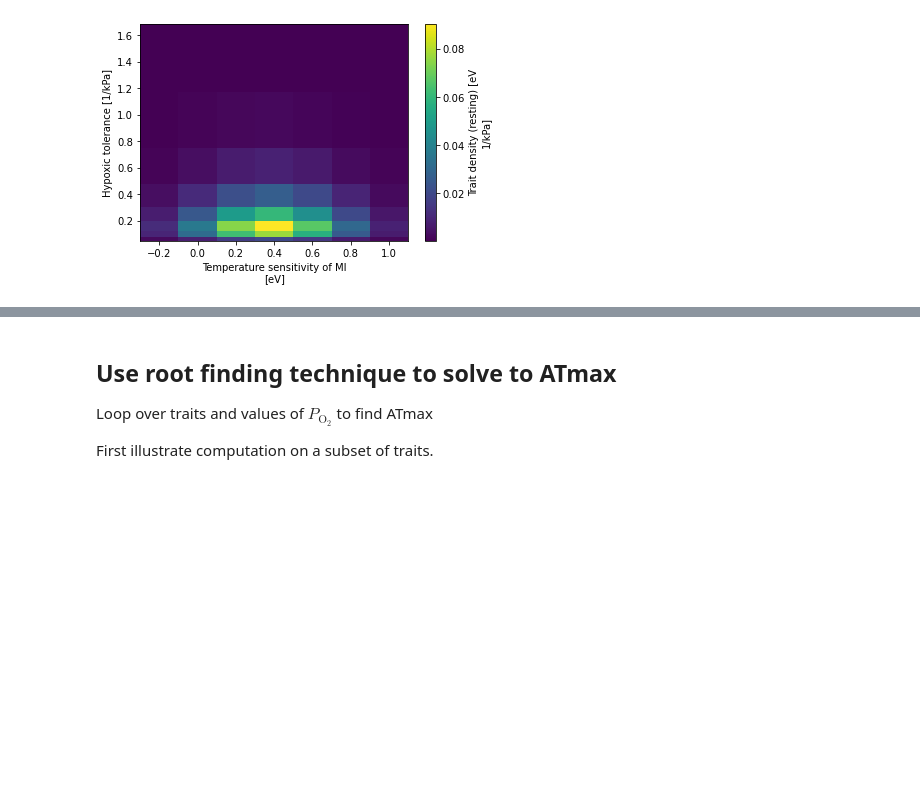
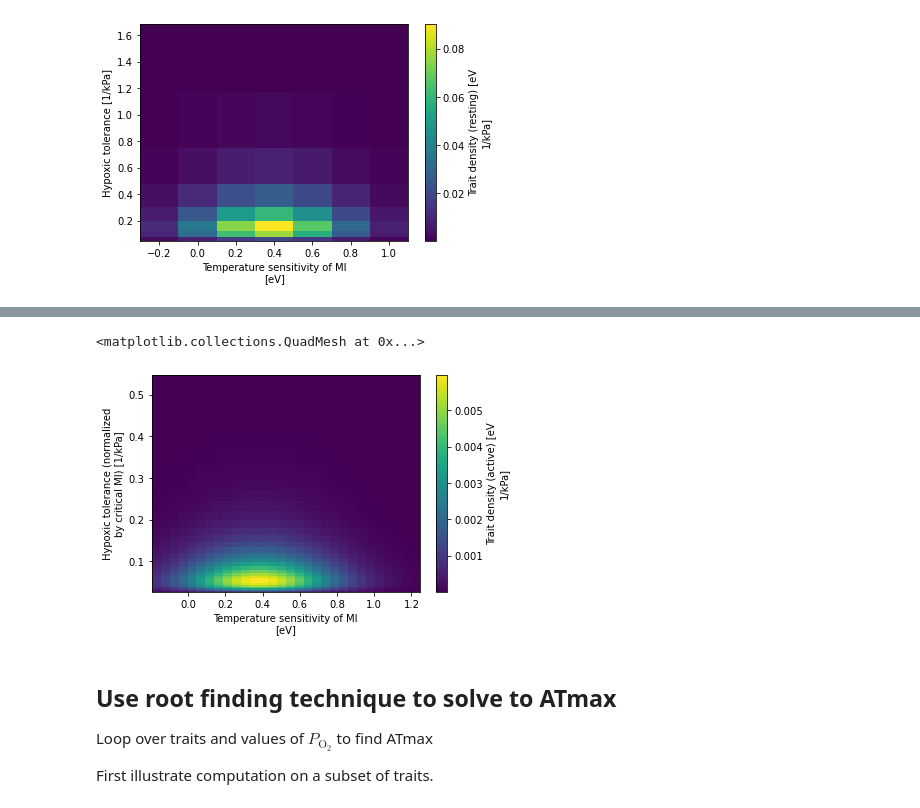
Before and after one commit to matt-long/aerobic-safety-margins, a Jupyter notebook: notebooks/trait-space-joint-pdf.ipynb, the cells around one changed output, grey strips where cells are left out. Cells and saved outputs as stored; diff of their text form; code cells hidden in the pictures; blank space fills up the shorter version.

```diff
--- a/notebooks/trait-space-joint-pdf.ipynb
+++ b/notebooks/trait-space-joint-pdf.ipynb
@@ -75,5 +76,0 @@ Attributes:
-# %%
-obj_Ac_pdf = mi.trait_pdf(df, 'Ac')
-plt.plot(Ac_coord, obj_Ac_pdf.fitted(Ac_coord), '.-')
-plt.title('Trait PDF: Ac')
-plt.xlabel(util.attrs_label(df.Ac.attrs));
@@ -82,5 +76,0 @@ plt.xlabel(util.attrs_label(df.Ac.attrs));
-# %%
-obj_Ao_pdf = mi.trait_pdf(df, 'Ao')
-plt.plot(Ao_coord, obj_Ao_pdf.fitted(Ao_coord), '.-')
-plt.title('Trait PDF: Ao')
-plt.xlabel(util.attrs_label(df.Ao.attrs));
@@ -89,5 +76,0 @@ plt.xlabel(util.attrs_label(df.Ao.attrs));
-# %%
-obj_Eo_pdf = mi.trait_pdf(df, 'Eo')
-plt.plot(Eo_coord, obj_Eo_pdf.fitted(Eo_coord), '.-')
-plt.title('Trait PDF: Eo')
-plt.xlabel(util.attrs_label(df.Eo.attrs));
@@ -142,0 +136,7 @@ dso.trait_spc_resting.plot();
+# %%
+dso_hires = gen_trait_space(
+    mi.trait_pdf(df, 'Ac', 30),
+    mi.trait_pdf(df, 'Ao', 30),
+    mi.trait_pdf(df, 'Eo', 30),
+)
+dso_hires
@@ -143,3 +153,8 @@ dso.trait_spc_resting.plot();
+# %%
+dso_hires.trait_spc_active.plot()
+# %% [output]
+<matplotlib.collections.QuadMesh at 0x...>
+[figure, added]
 # %% [markdown]
 ## Use root finding technique to solve to ATmax
 
```
Also changed, not shown: parts of 19 cells of this notebook, 28 other files.
